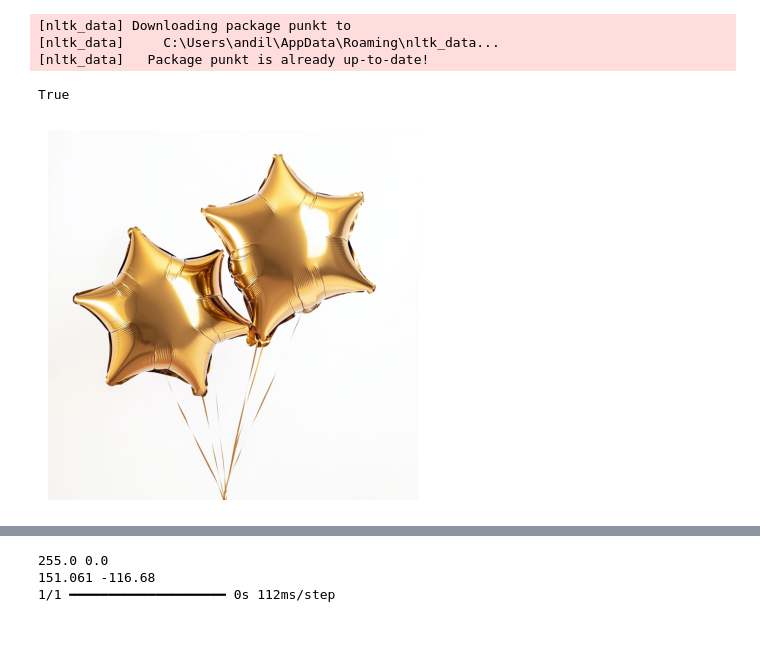
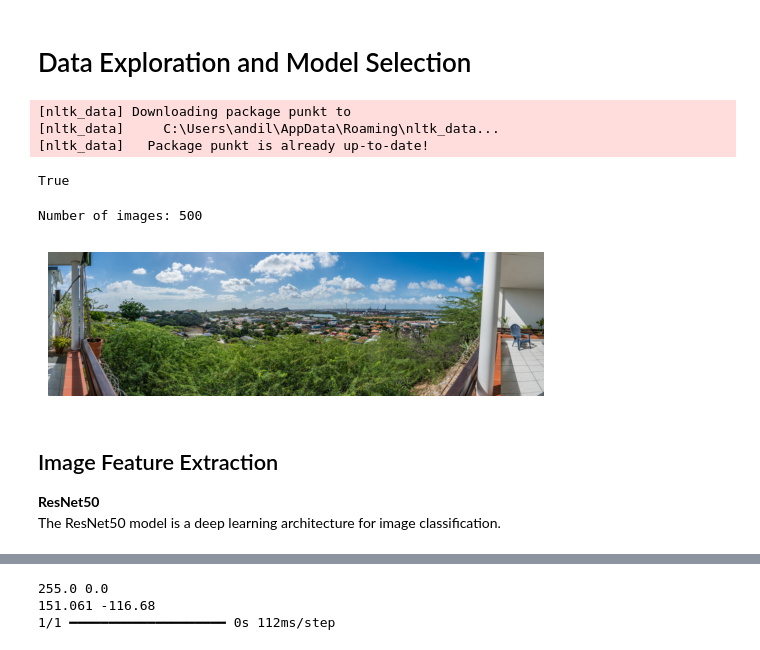
Before and after one commit to AndileThabethe/multi-modal-image-retrieval, a Jupyter notebook: src/modelselection.ipynb, the cells around one changed output, grey strips where cells are left out. Cells and saved outputs as stored; diff of their text form; code cells hidden in the pictures.

```diff
--- a/src/modelselection.ipynb
+++ b/src/modelselection.ipynb
@@ -1,3 +1,5 @@
+# %% [markdown]
+# Data Exploration and Model Selection
 # %%
 %matplotlib inline
 from PIL import Image
@@ -17,26 +19,33 @@ nltk.download('punkt')
 [nltk_data]   Package punkt is already up-to-date!
 True
 # %%
+# read in the images
+
 folder_path = 'C:/Users/andil/Documents/01 Career/02 Standard Bank AI Specialist Case Study/multi-modal-retrieval/src/data/images'
 images = []
-
-if not os.path.exists(folder_path):
-    os.makedirs(folder_path)
 
 for filename in os.listdir(folder_path):
     if filename.lower().endswith(('.png', '.jpg', '.jpeg', '.bmp', '.gif')):
         img_path = os.path.join(folder_path, filename)
         img = Image.open(img_path)
         images.append(img)
+
+print('Number of images:', len(images))
+# %% [output]
+Number of images: 500
 # %%
 if images:
-    plt.imshow(images[0])
+    plt.imshow(images[43])
     plt.axis('off')
     plt.show()
 else:
     print("No images found in the list.")
 # %% [output]
-[figure, old version]
+[figure, new version]
+# %% [markdown]
+## Image Feature Extraction
+__ResNet50__
+<br> The ResNet50 model is a deep learning architecture for image classification.
 # %%
 resnet = ResNet50(weights='imagenet')
 # %%
```
Also changed, not shown: parts of 9 cells of this notebook, 4 other files.
